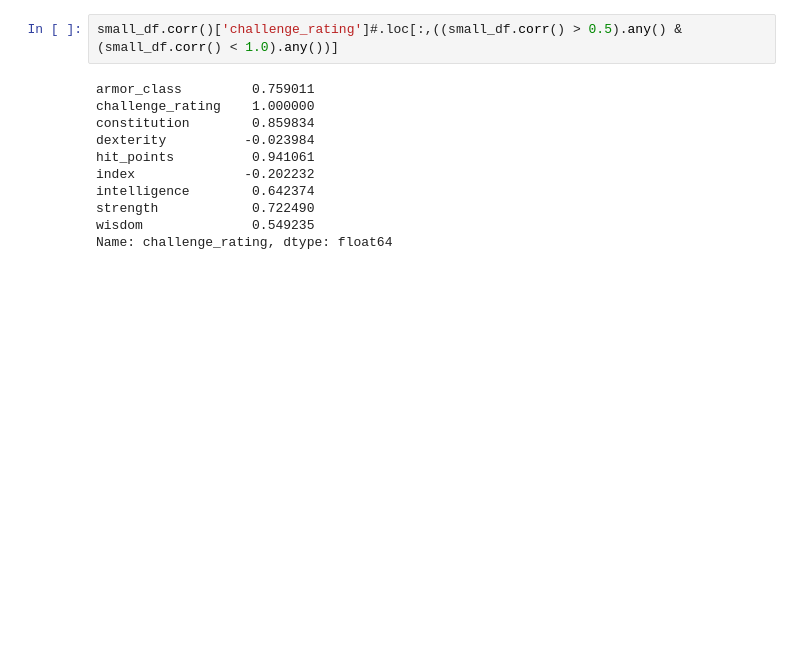
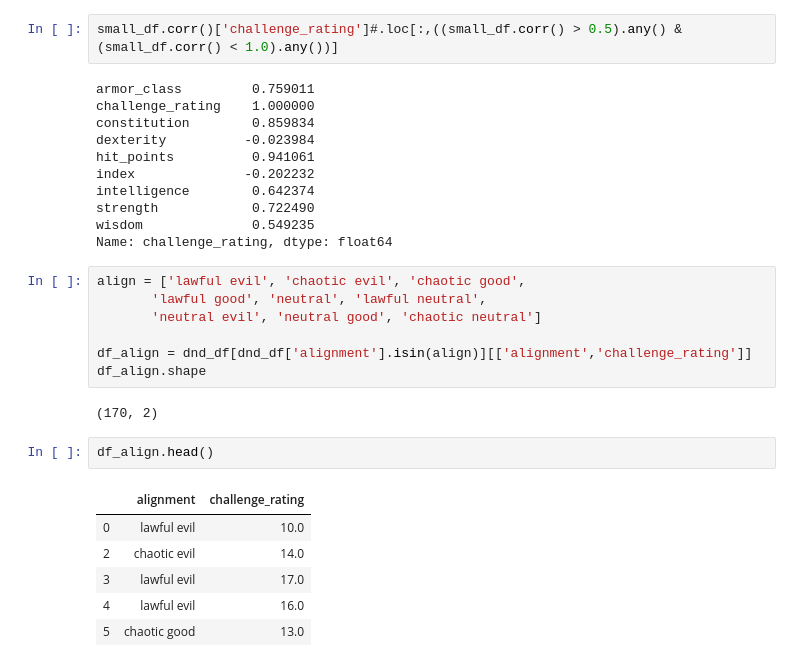
Before and after one commit to ZMBailey/dndmonsters, a Jupyter notebook: monster_stats.ipynb, the cells around one changed output. Saved outputs shown, nothing was run; the diff lists cells and outputs as text; blank space fills up the shorter version.

Commit message:
reshape dataframe for hypothesis testing

```diff
--- a/monster_stats.ipynb
+++ b/monster_stats.ipynb
@@ -220,3 +224,21 @@ intelligence        0.642374
 strength            0.722490
 wisdom              0.549235
 Name: challenge_rating, dtype: float64
+# %%
+align = ['lawful evil', 'chaotic evil', 'chaotic good',
+       'lawful good', 'neutral', 'lawful neutral',
+       'neutral evil', 'neutral good', 'chaotic neutral']
+
+df_align = dnd_df[dnd_df['alignment'].isin(align)][['alignment','challenge_rating']]
+df_align.shape
+# %% [output]
+(170, 2)
+# %%
+df_align.head()
+# %% [output]
+|  | alignment | challenge_rating |
+| 0 | lawful evil | 10.0 |
+| 2 | chaotic evil | 14.0 |
+| 3 | lawful evil | 17.0 |
+| 4 | lawful evil | 16.0 |
+| 5 | chaotic good | 13.0 |
```
Also changed, not shown: parts of 2 cells of this notebook.
